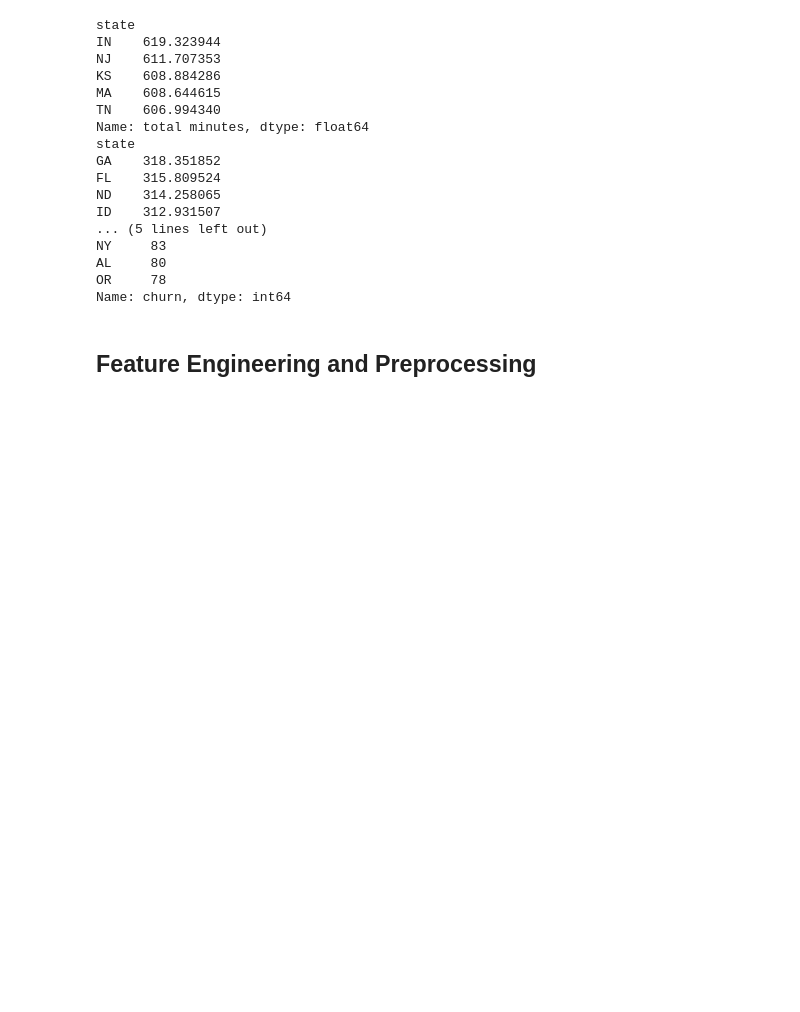
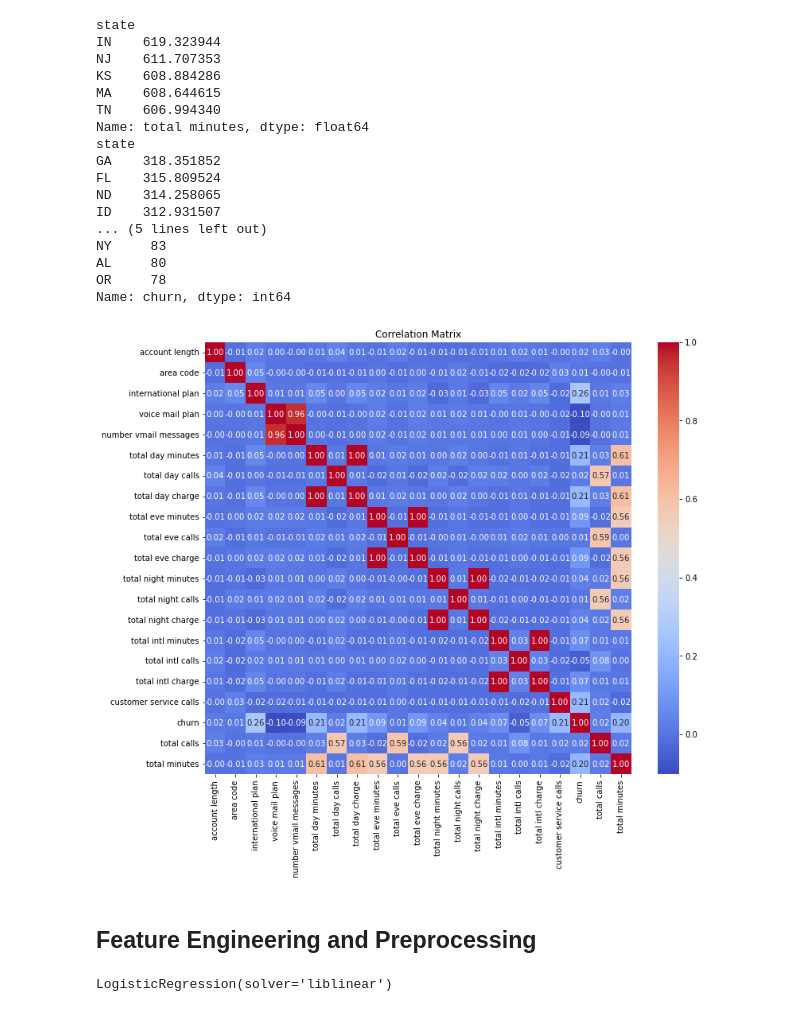
Before and after one commit to CessNgunjiri/dsc-phase-3-project, a Jupyter notebook: student.ipynb, the cells around one changed output. Saved outputs shown, nothing was run; the diff lists cells and outputs as text; code cells hidden in the pictures; blank space fills up the shorter version.

Commit message:
modeling

```diff
--- a/student.ipynb
+++ b/student.ipynb
@@ -331,5 +331,14 @@ NY     83
 AL     80
 OR     78
 Name: churn, dtype: int64
+# %%
+# Correlation heatmap
+plt.figure(figsize=(12, 10))
+correlation_matrix = data.corr()
+sns.heatmap(correlation_matrix, annot=True, cmap='coolwarm', fmt='.2f')
+plt.title('Correlation Matrix')
+plt.show()
+# %% [output]
+[figure, added]
 # %% [markdown]
 ## Feature Engineering and Preprocessing
@@ -335,0 +385,6 @@ Name: churn, dtype: int64
+# %%
+# Create and train the logistic regression model
+model = LogisticRegression(solver='liblinear')
+model.fit(X_train, y_train)
+# %% [output]
+LogisticRegression(solver='liblinear')
```
Also changed, not shown: parts of 7 cells of this notebook, 1 other file.
